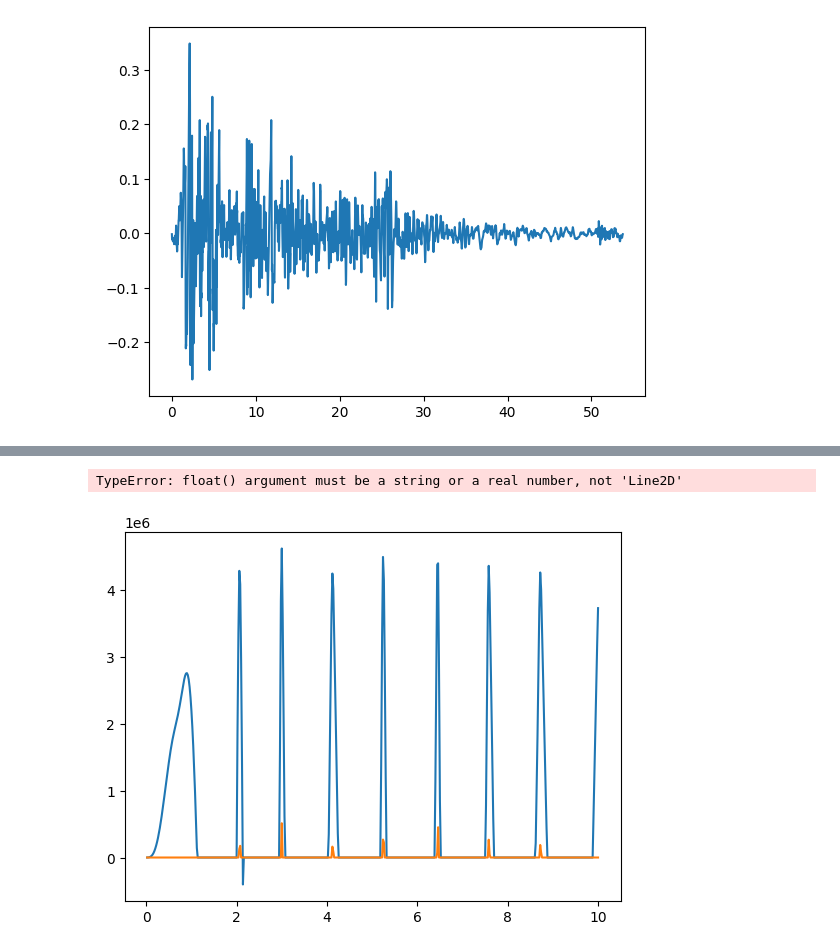
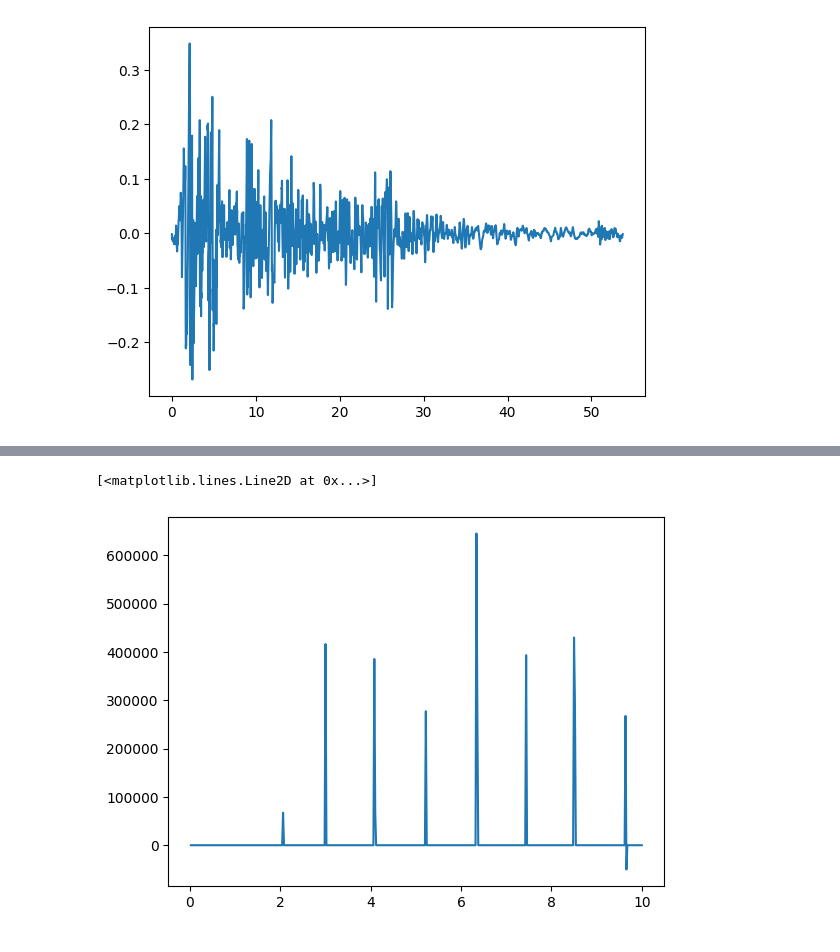
Before and after one commit to Ashim-Paudel/OpenSees-Resources-for-Beginners, a Jupyter notebook: sdof pounding jankwoski/SDOF Pounding Model.ipynb, the cells around one changed output, grey strips where cells are left out. Saved outputs shown, nothing was run; the diff lists cells and outputs as text; code cells hidden in the pictures.

```diff
--- a/sdof pounding jankwoski/SDOF Pounding Model.ipynb
+++ b/sdof pounding jankwoski/SDOF Pounding Model.ipynb
@@ -102,10 +101,13 @@ alpha = 1
 ops.uniaxialMaterial('Viscous', viscousID, c2, alpha)
 springID = 3
 E0 = k2
+c = c2
+k = E0
 ops.uniaxialMaterial('Elastic', springID, E0)
 eppGAPMatID = 4
 E = 2* E0
 Fy = 250*10**6
+kg = E
 ops.uniaxialMaterial('ElasticPPGap', eppGAPMatID, 1*E, -1*Fy, -1*gap, 0.1)
 parallelTag = 100
 ops.uniaxialMaterial('Parallel', parallelTag, *[viscousID, springID])
@@ -379,16 +323,19 @@ plt.yticks(np.arange(0,7e6, 1e6))
 # %%
 left_node_vel=np.loadtxt('SDOF/left_corner_vel.txt',delimiter = " ")
+mid_node_disp = np.loadtxt('SDOF/mid_kv_disp.txt', delimiter = " ")
+mid_node_vel = np.loadtxt('SDOF/mid_kv_vel.txt', delimiter = " ")
 right_node_vel=np.loadtxt('SDOF/right_corner_vel.txt',delimiter = " ")
 # %%
+#print(right_node_vel)
 # left_node_disp, right_node_disp
 force = np.zeros_like(left_node_disp[:, 1])
-force = k2 * (left_node_disp[:,1] - right_node_disp[:,1]) + c2 *(left_node_vel[:,1] - right_node_vel[:,1])
-collision = left_node_disp[:,1] - right_node_disp[:,1]
+force = k * (left_node_disp[:,1] - mid_node_disp[:,1]) + c *(left_node_vel[:,1] - mid_node_vel[:,1])
+collision = left_node_disp[:,1] - right_node_disp[:,1] - gap
 iscollided = collision >= 0
 force[~iscollided] = 0
 # %%
 plt.plot(time, force)
-plt.plot(plt.plot(data1[:,0],data1[:,1]))
+#
 # %% [output]
-TypeError: float() argument must be a string or a real number, not 'Line2D'
+[<matplotlib.lines.Line2D at 0x...>]
-[figure, old version]
+[figure, new version]
```
Also changed, not shown: parts of 6 cells of this notebook, 20 other files.
